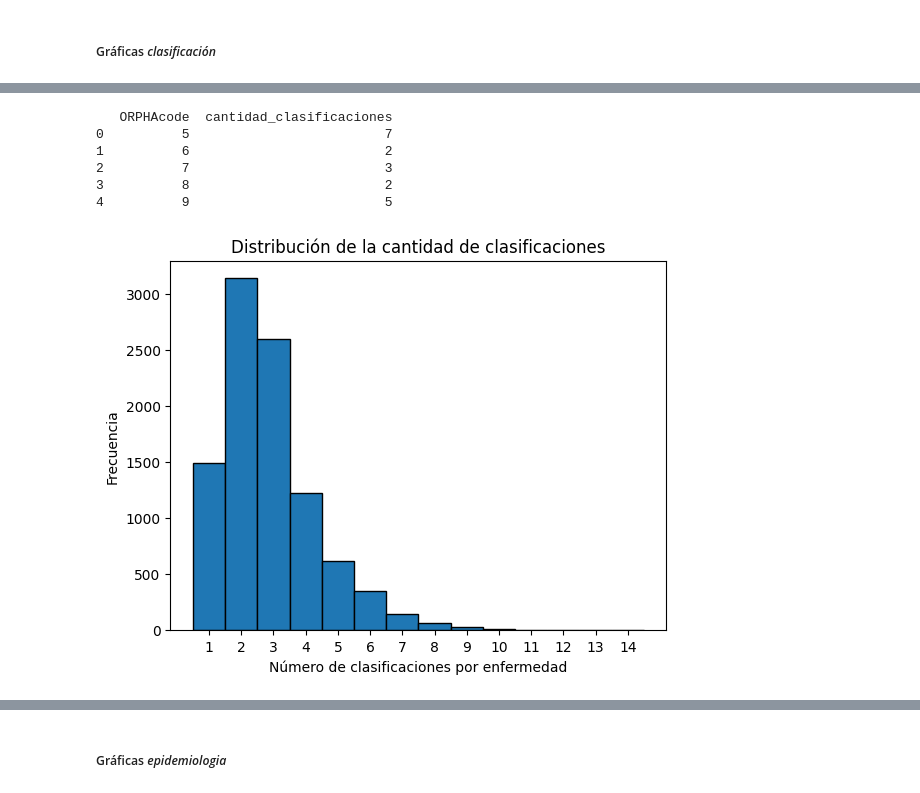
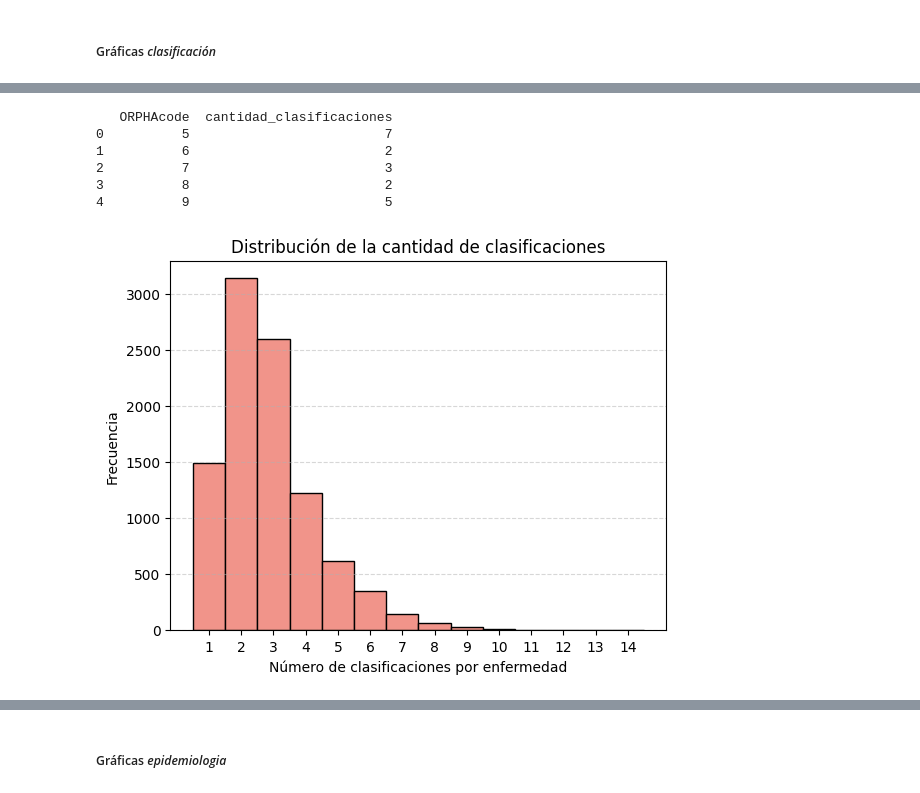
Before and after one commit to Muriburu/ITAcademy, a Jupyter notebook: Sprint 10 - Pràctica final/Code/Tratamiento_datos_Orphadata.ipynb, the cells around one changed output, grey strips where cells are left out. Cells and saved outputs as stored; diff of their text form; code cells hidden in the pictures.

```diff
--- a/Sprint 10 - Pràctica final/Code/Tratamiento_datos_Orphadata.ipynb
+++ b/Sprint 10 - Pràctica final/Code/Tratamiento_datos_Orphadata.ipynb
@@ -1361,24 +1389,21 @@ print(clasificaciones_agregadas.head())
 # %%
 conteo_clasificacion = clasificacion.groupby('ORPHAcode').size().reset_index(name='cantidad_clasificaciones')
-# Crear bins enteros: desde 1 hasta el máximo valor + 1 para que matplotlib los interprete correctamente
 max_val = conteo_clasificacion['cantidad_clasificaciones'].max()
 bins = np.arange(1, max_val + 2)  # +2 porque el último bin es exclusivo
-
 print(conteo_clasificacion.head())
 
-# Opcional: Graficar la distribución del número de clasificaciones
-
-plt.hist(conteo_clasificacion['cantidad_clasificaciones'], bins=bins, edgecolor='black', align='left')
+plt.hist(conteo_clasificacion['cantidad_clasificaciones'], bins=bins, edgecolor='black', align='left', color='#f1948a')
 plt.xlabel('Número de clasificaciones por enfermedad')
 plt.ylabel('Frecuencia')
 plt.title('Distribución de la cantidad de clasificaciones')
 plt.xticks(bins[:-1])  # Mostrar solo los valores exactos
+plt.grid(axis="y", linestyle="--", alpha=0.5)
 plt.show()
 # %% [output]
    ORPHAcode  cantidad_clasificaciones
 0          5                         7
 1          6                         2
 2          7                         3
 3          8                         2
 4          9                         5
-[figure, old version]
+[figure, new version]
```
Also changed, not shown: parts of 17 cells of this notebook, 14 other files.
